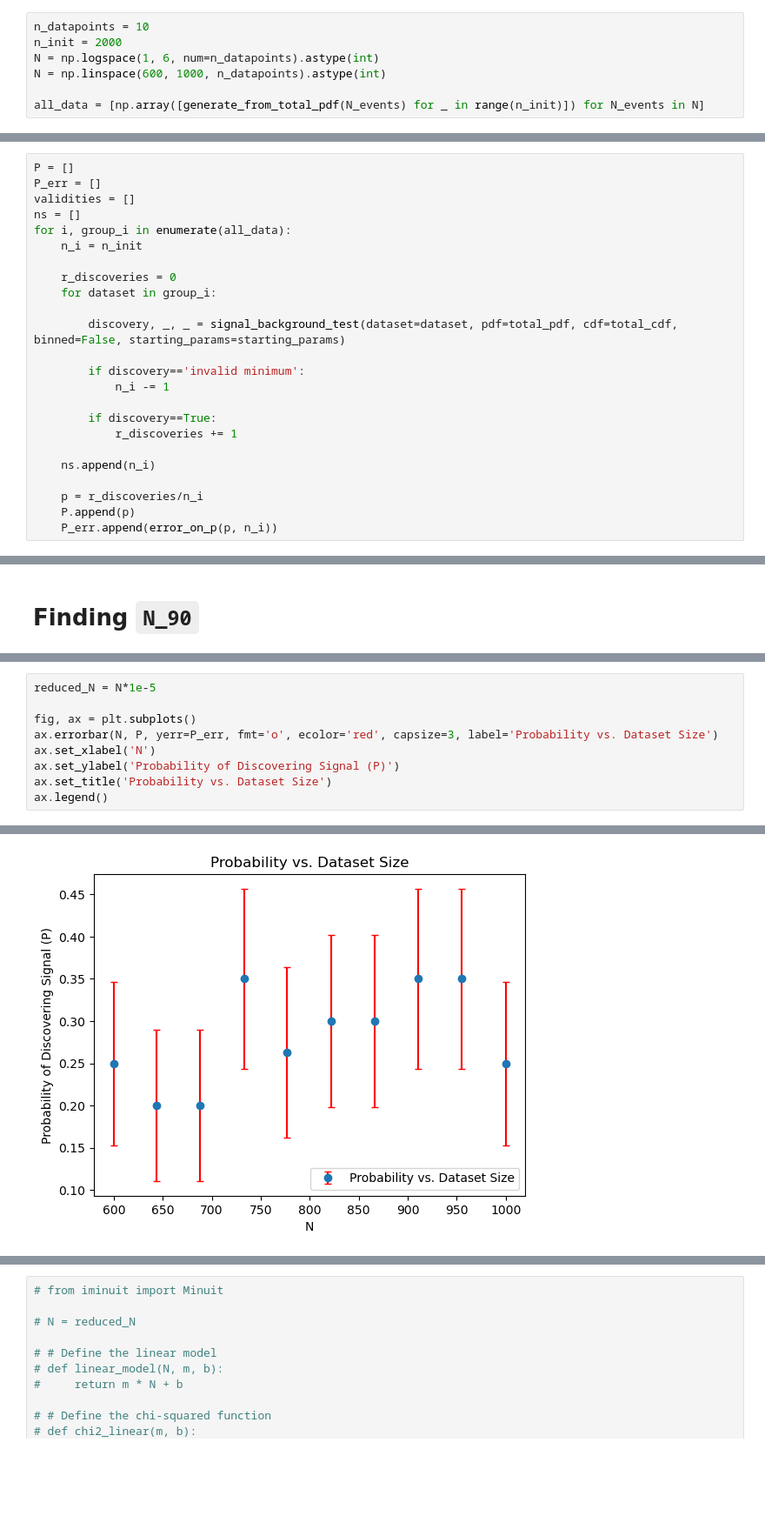
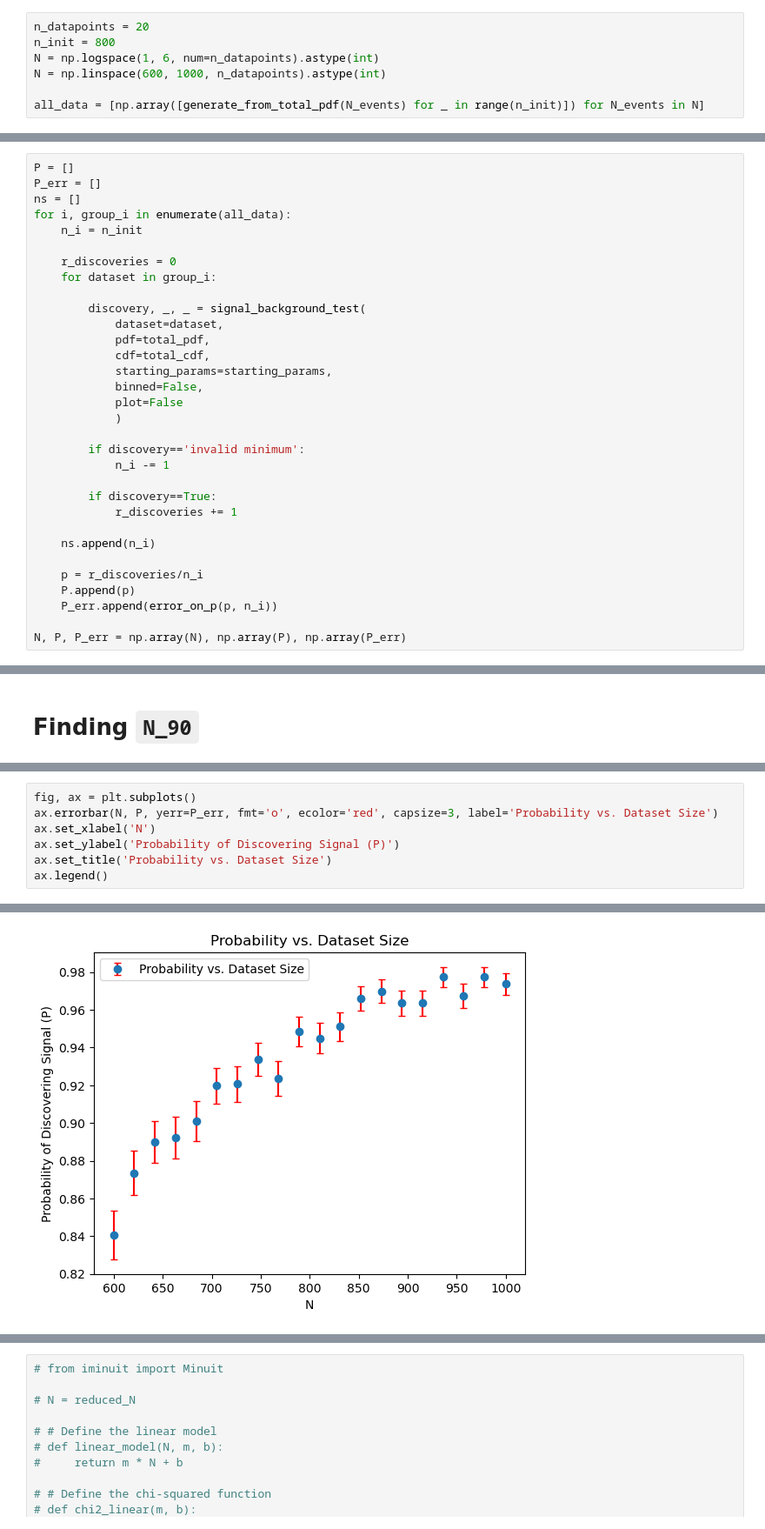
Before and after one commit to knottwill/SignalDiscovery, a Jupyter notebook: src/part_f_implementation.ipynb, the cells around one changed output, grey strips where cells are left out. Shown at 87% size. Cells and saved outputs as stored; diff of their text form; blank space fills up the shorter version.

Commit message:
Small(ish) changes. Encountering a bug: the uncertainty on the parameter estimates are too big

```diff
--- a/src/part_f_implementation.ipynb
+++ b/src/part_f_implementation.ipynb
@@ -31,8 +28,8 @@ for param in true_params:
     starting_params[param] = true_params[param] + random_shifts[param]
     starting_params[param] = float(f'{starting_params[param]:.4}')
 # %%
-n_datapoints = 10
-n_init = 2000
+n_datapoints = 20
+n_init = 800
 N = np.logspace(1, 6, num=n_datapoints).astype(int)
 N = np.linspace(600, 1000, n_datapoints).astype(int)
 
@@ -45,7 +44,6 @@ def error_on_p(p, n):
 # %%
 P = []
 P_err = []
-validities = []
 ns = []
 for i, group_i in enumerate(all_data):
     n_i = n_init
@@ -53,7 +51,14 @@ for i, group_i in enumerate(all_data):
     r_discoveries = 0
     for dataset in group_i:
 
-        discovery, _, _ = signal_background_test(dataset=dataset, pdf=total_pdf, cdf=total_cdf, binned=False, starting_params=starting_params)
+        discovery, _, _ = signal_background_test(
+            dataset=dataset,
+            pdf=total_pdf,
+            cdf=total_cdf,
+            starting_params=starting_params,
+            binned=False,
+            plot=False
+            )
 
         if discovery=='invalid minimum':
             n_i -= 1
@@ -66,6 +71,8 @@ for i, group_i in enumerate(all_data):
     p = r_discoveries/n_i
     P.append(p)
     P_err.append(error_on_p(p, n_i))
+
+N, P, P_err = np.array(N), np.array(P), np.array(P_err)
 # %% [output]
 Warning: valid minimum NOT FOUND for H1
 ┌─────────────────────────────────────────────────────────────────────────┐
@@ -124,15 +140,13 @@ N, P, P_err = np.array(N), np.array(P), np.array(P_err)
 # %%
-reduced_N = N*1e-5
-
 fig, ax = plt.subplots()
 ax.errorbar(N, P, yerr=P_err, fmt='o', ecolor='red', capsize=3, label='Probability vs. Dataset Size')
 ax.set_xlabel('N')
 ax.set_ylabel('Probability of Discovering Signal (P)')
 ax.set_title('Probability vs. Dataset Size')
 ax.legend()
 # %% [output]
 <matplotlib.legend.Legend at 0x...>
-[figure, old version]
+[figure, new version]
 # %%
 import numpy as np
 from scipy.optimize import curve_fit
```
Also changed, not shown: parts of 8 cells of this notebook, 3 other files.
